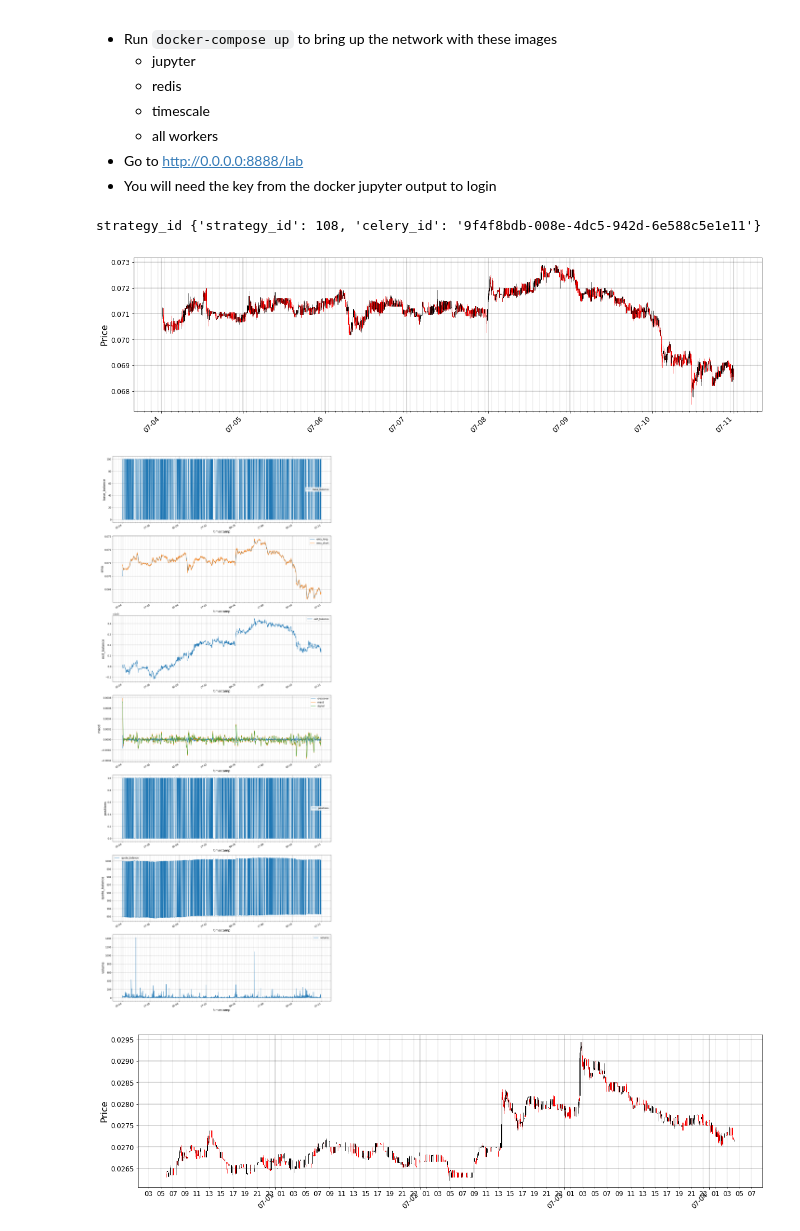
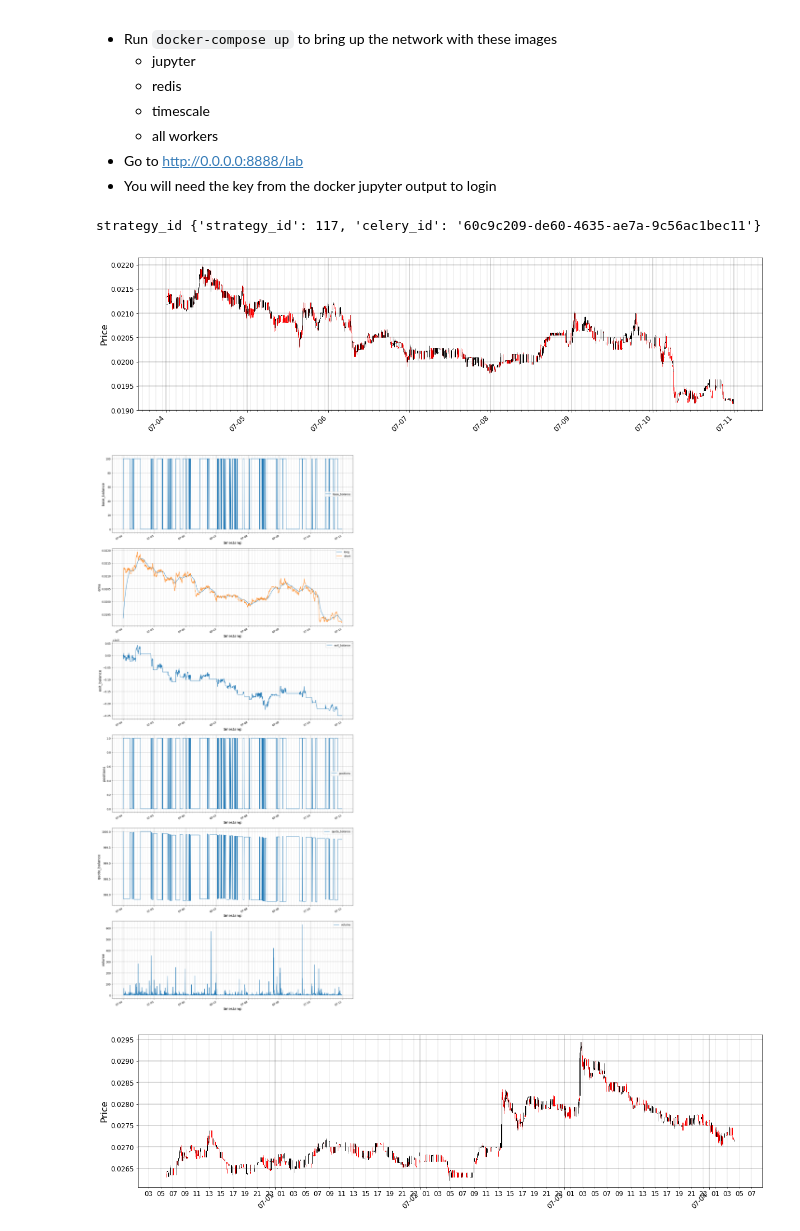
Before and after one commit to eristoddle/KryptoBot, a Jupyter notebook: notebooks/t2_strategies.ipynb, the cells around one changed output. Cells and saved outputs as stored; diff of their text form; code cells hidden in the pictures.

Commit message:
pyti dema

```diff
--- a/notebooks/t2_strategies.ipynb
+++ b/notebooks/t2_strategies.ipynb
@@ -57,7 +57,7 @@ default_params = params({
     'default': {
         'interval': '5m',
         'exchange': 'bittrex',
-        'base_currency': 'ETH',
+        'base_currency': 'XMR',
         'quote_currency': 'BTC',
         'is_simulated': True,
         'backtest': True,
@@ -98,8 +98,16 @@ macd_params = default_params.update({
     },
 })
 
-strategy_id = manager.run_strategy(macd_params)
+pdema_params = default_params.update({
+    'strategy': 'pyti_dema',
+    'custom': {
+        'long_window': 120,
+        'short_window': 12
+    },
+})
+
+strategy_id = manager.run_strategy(pdema_params)
 print('strategy_id', strategy_id)
 # %% [output]
-strategy_id {'strategy_id': 108, 'celery_id': '9f4f8bdb-008e-4dc5-942d-6e588c5e1e11'}
+strategy_id {'strategy_id': 117, 'celery_id': '60c9c209-de60-4635-ae7a-9c56ac1bec11'}
 # %%
@@ -107,15 +115,15 @@ manager.stop_strategy(108)
 # %%
 from os import getcwd
 from kryptobot.portfolio.manager import Manager
 
 config = getcwd() + '/config.json'
 manager = Manager(config=config)
 %matplotlib inline
 
-manager.show_last_strategy_results(108)
+manager.show_last_strategy_results(117)
 # %% [output]
-[figure, old version]
+[figure, new version]
-[figure, old version]
+[figure, new version]
 # %%
 from os import getcwd
 from kryptobot.portfolio.manager import Manager
```
Also changed, not shown: parts of 1 cell of this notebook, 2 other files.
